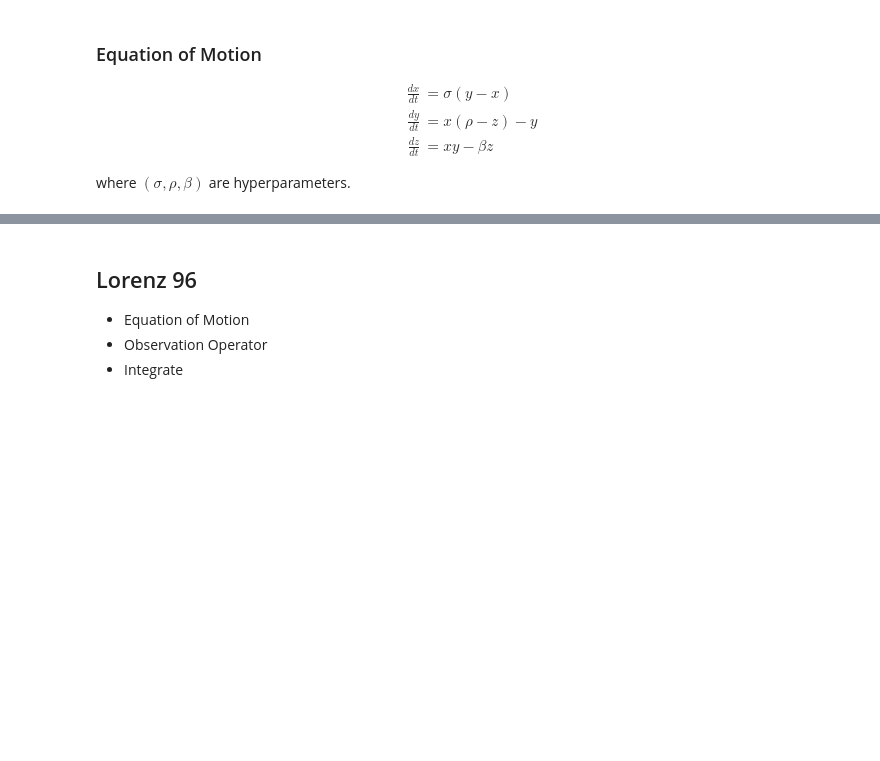
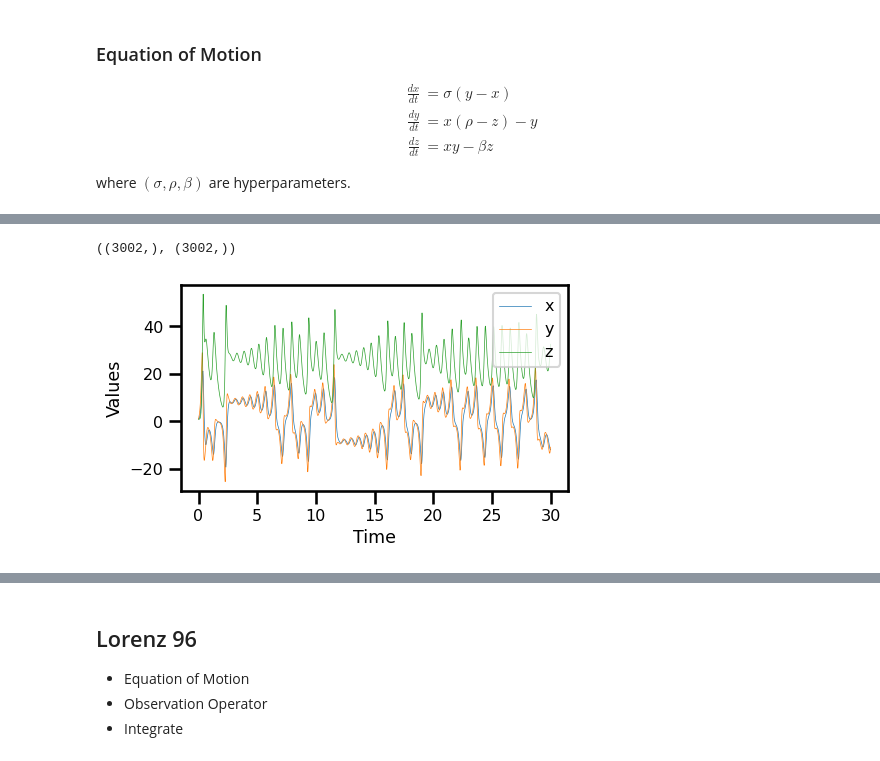
Before and after one commit to jejjohnson/jaxsw, a Jupyter notebook: notebooks/demo_lorenz.ipynb, the cells around one changed output, grey strips where cells are left out. Cells and saved outputs as stored; diff of their text form; code cells hidden in the pictures; blank space fills up the shorter version.

Commit message:
update lorenz63 with new API. ran linters.

```diff
--- a/notebooks/demo_lorenz.ipynb
+++ b/notebooks/demo_lorenz.ipynb
@@ -45,0 +54,14 @@ where $(\sigma,\rho,\beta)$ are hyperparameters.
+# %%
+t0 = 0.0
+t1 = 30.0
+
+# initialize state
+state = L63State.init_state(noise=0.01)
+
+# initialize model
+l63_model = Lorenz63(tmin=t0, tmax=t1, s=s, b=b, r=r)
+
+# step through
+state_dot = l63_model.equation_of_motion(t=0, state=state, args=None)
+
+state_dot
@@ -45,0 +88,19 @@ where $(\sigma,\rho,\beta)$ are hyperparameters.
+# %%
+# dense observations
+out, ts = l63_model.integrate(state, dt=0.01)
+out.x.shape, ts.shape
+# %% [output]
+((3002,), (3002,))
+# %%
+fig, ax = plt.subplots(figsize=(5, 3))
+
+ax.plot(ts, out.x, lw=0.5, label="x")
+ax.plot(ts, out.y, lw=0.5, label="y")
+ax.plot(ts, out.z, lw=0.5, label="z")
+ax.set_xlabel("Time")
+ax.set_ylabel("Values")
+plt.legend()
+plt.tight_layout()
+plt.show()
+# %% [output]
+[figure, added]
```
Also changed, not shown: parts of 23 cells of this notebook, 23 other files.
